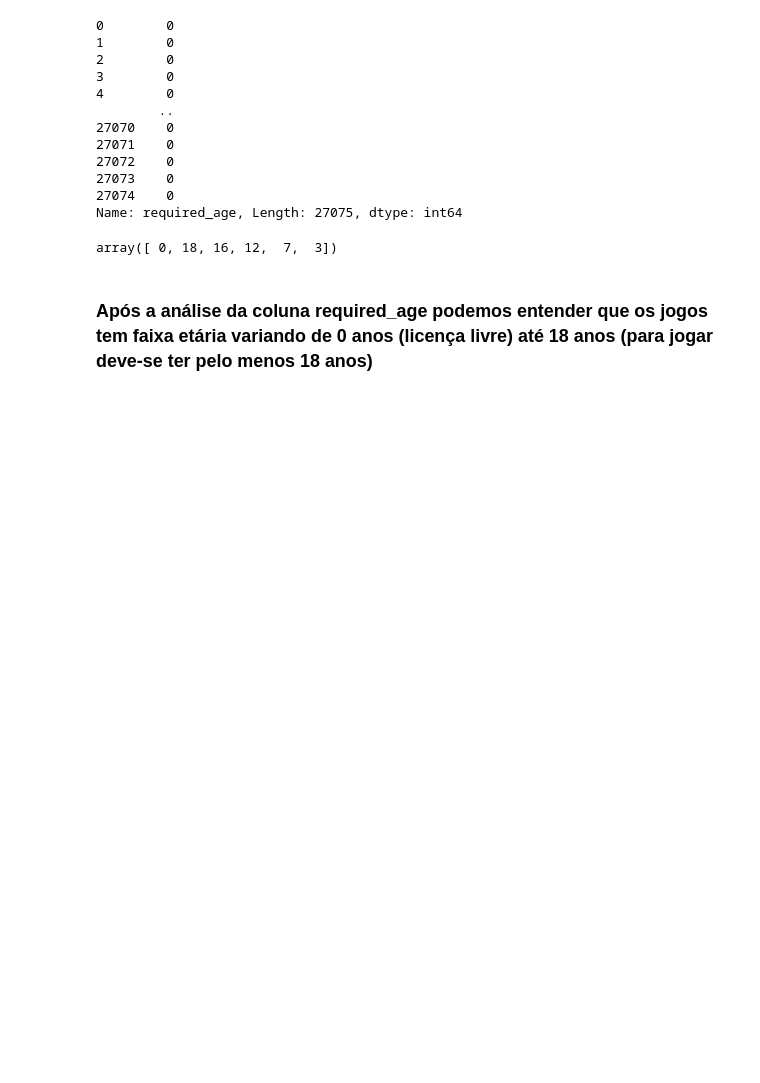
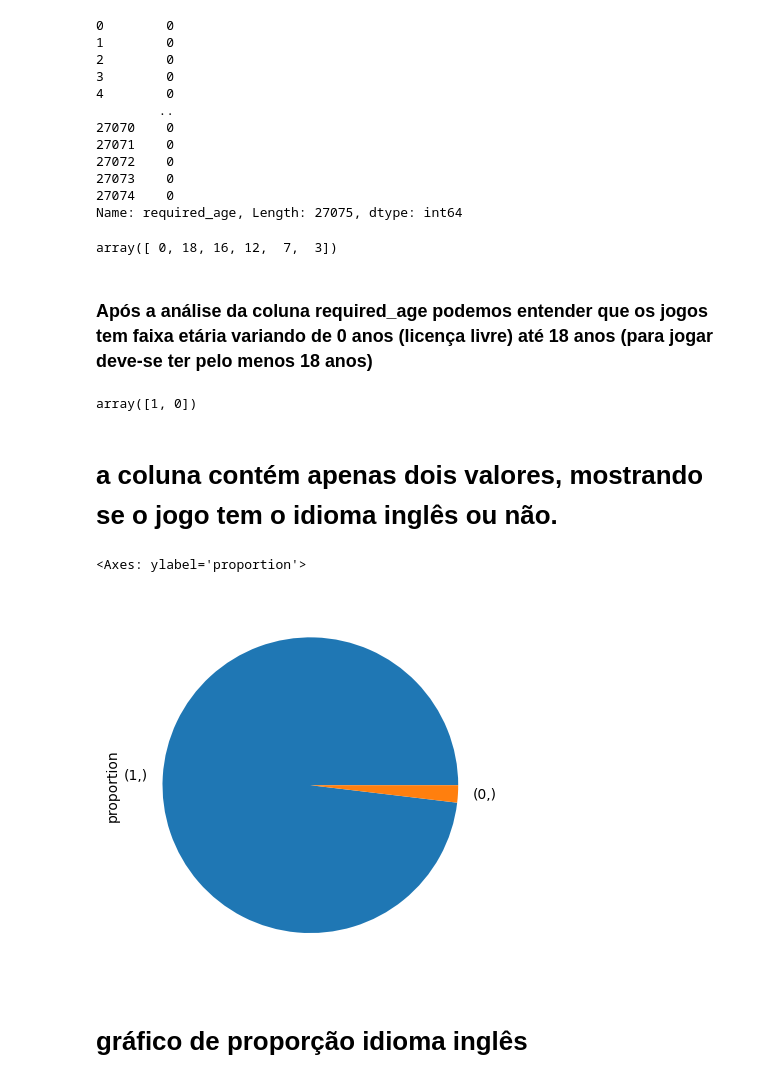
Before and after one commit to mauriciobenjamin700/Projeto_04_ADA, a Jupyter notebook: notebook_projeto.ipynb, the cells around one changed output. Drawn from its saved outputs; the diff is of its cells as text; code cells hidden in the pictures; blank space fills up the shorter version.

Commit message:
análise coluna idioma e gráfico

```diff
--- a/notebook_projeto.ipynb
+++ b/notebook_projeto.ipynb
@@ -231,3 +233,16 @@ df.required_age.unique()
 array([ 0, 18, 16, 12,  7,  3])
 # %% [markdown]
 ### Após a análise da coluna required_age podemos entender que os jogos tem faixa etária variando de 0 anos (licença livre) até 18 anos (para jogar deve-se ter pelo menos 18 anos)
+# %%
+df['english'].unique()
+# %% [output]
+array([1, 0])
+# %% [markdown]
+# a coluna contém apenas dois valores, mostrando se o jogo tem o idioma inglês ou não.
+# %%
+df[['english']].value_counts(normalize=True).plot(kind='pie')
+# %% [output]
+<Axes: ylabel='proportion'>
+[figure, added]
+# %% [markdown]
+# gráfico de proporção idioma inglês
```
Also changed, not shown: parts of 1 cell of this notebook.
